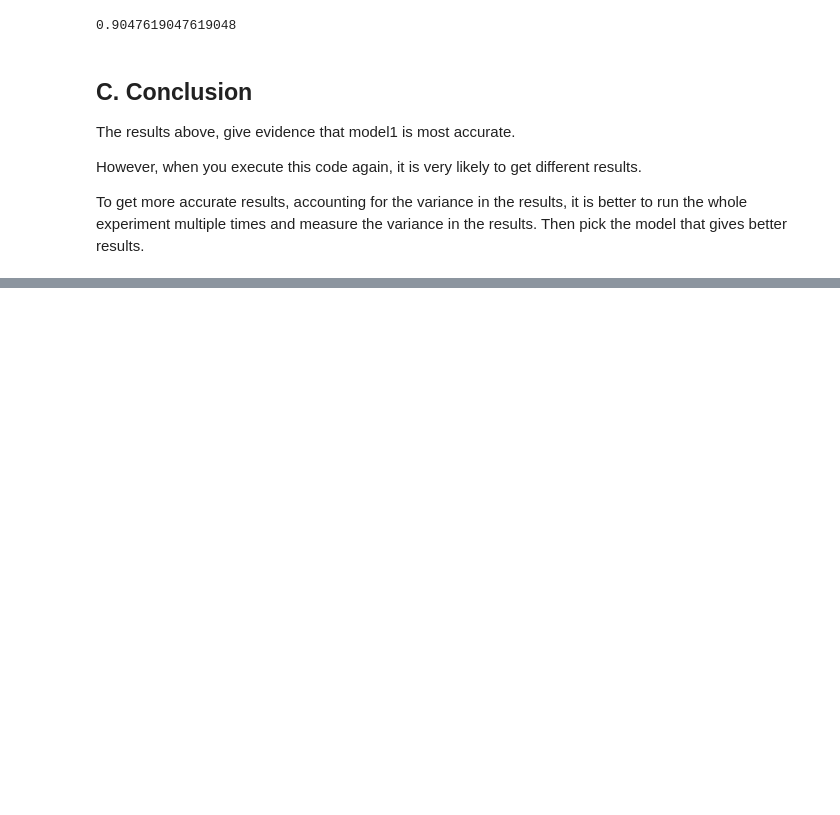
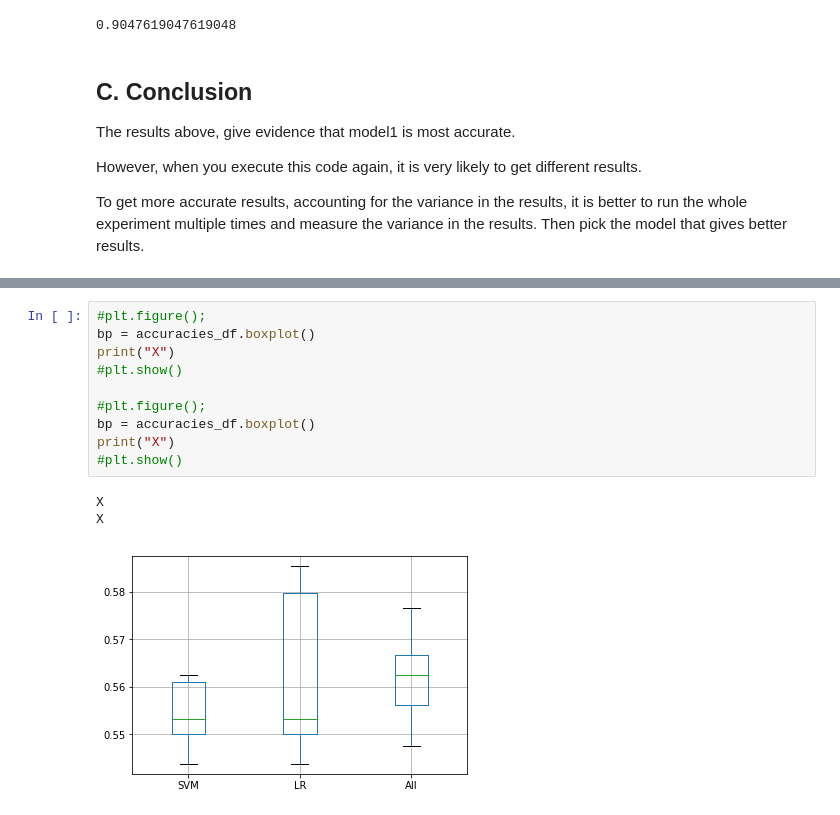
Before and after one commit to vipulpopat/MSCAI_Sem1_Etivity5, a Jupyter notebook: Etivity5_Feature_Selection_9939245.ipynb, the cells around one changed output, grey strips where cells are left out. Cells and saved outputs as stored; diff of their text form; blank space fills up the shorter version.

```diff
--- a/Etivity5_Feature_Selection_9939245.ipynb
+++ b/Etivity5_Feature_Selection_9939245.ipynb
@@ -131,0 +454,14 @@ To get more accurate results, accounting for the variance in the results, it is
+# %%
+#plt.figure();
+bp = accuracies_df.boxplot()
+print("X")
+#plt.show()
+
+#plt.figure();
+bp = accuracies_df.boxplot()
+print("X")
+#plt.show()
+# %% [output]
+X
+X
+[figure, added]
```
Also changed, not shown: parts of 34 cells of this notebook.
